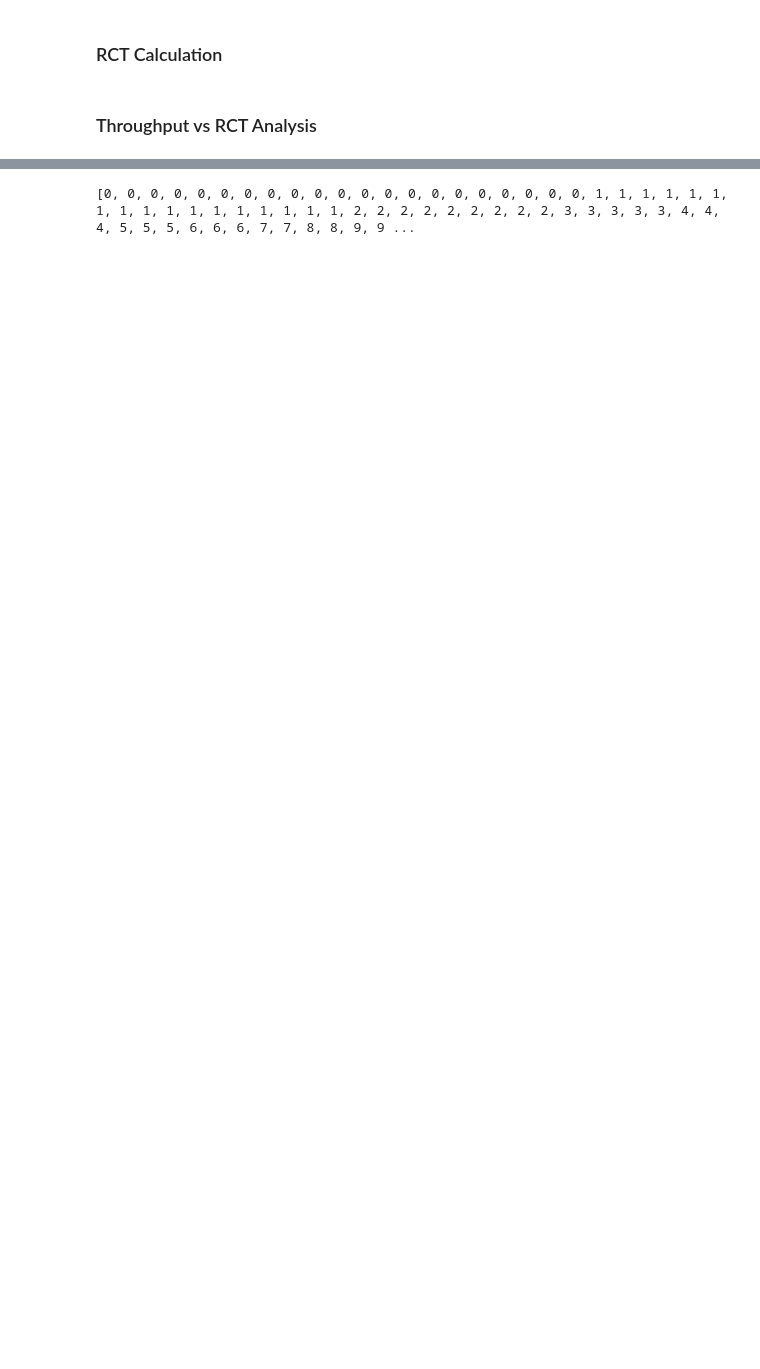
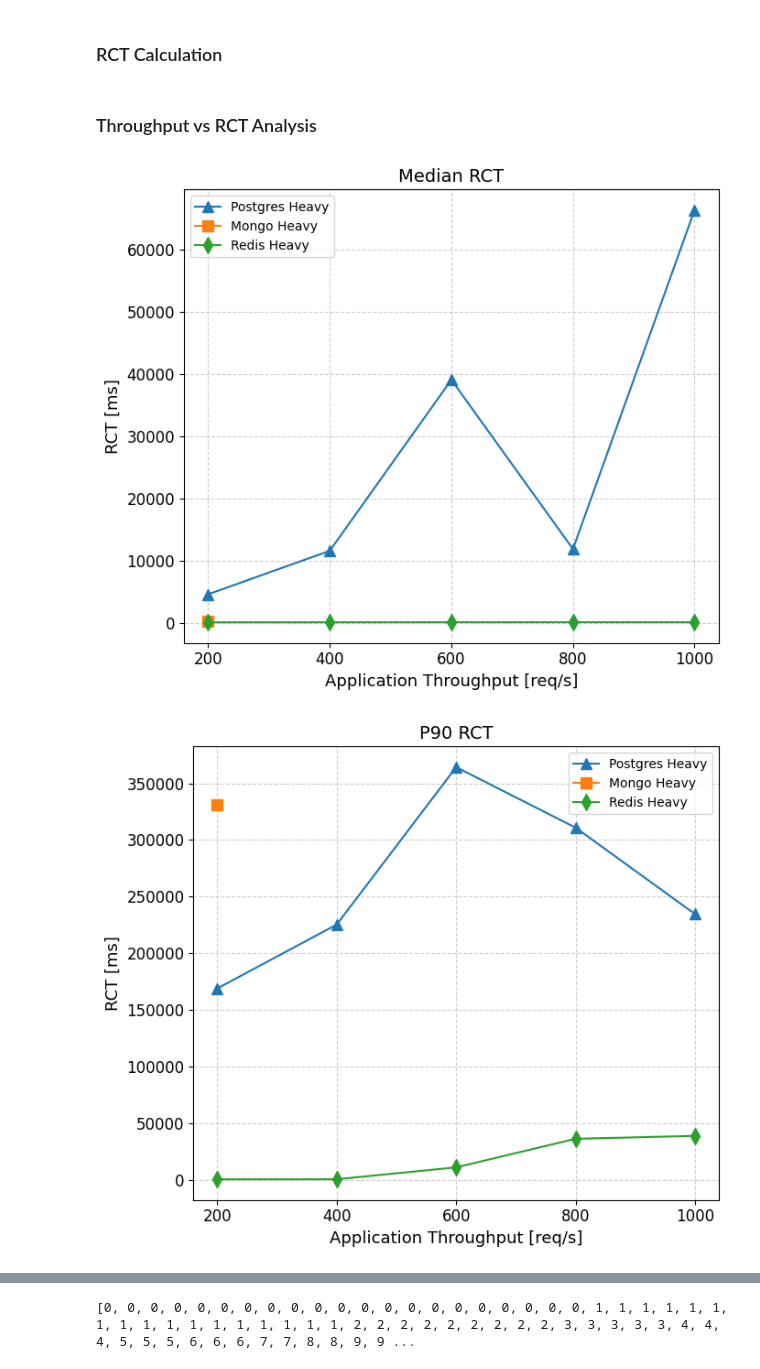
Before and after one commit to ritulS/MS_Benchmark, a Jupyter notebook: analysis.ipynb, the cells around one changed output, grey strips where cells are left out. Cells and saved outputs as stored; diff of their text form; code cells hidden in the pictures; blank space fills up the shorter version.

```diff
--- a/analysis.ipynb
+++ b/analysis.ipynb
@@ -39,3 +39,81 @@ with open(f"results/{exp_name}_rct.json", "w") as f:
     json.dump(rct_results, f)
 # %% [markdown]
 ### Throughput vs RCT Analysis
+# %%
+def read_rct_data(dir_name, exp_name):
+    '''
+    return: dict; key: exp_thr, value: list of rct results
+    '''
+    # eg: dir_name = 'pg_heavy_results', eg: file_name = 'pgh_thr100_rct.json'
+    rct_results = {}
+    for file in os.listdir(dir_name):
+        if file.endswith('.json'):
+            res = []
+            match = re.search(r'thr(\d+)_', file)
+            exp_thr = match.group(1)
+            with open(os.path.join(dir_name, file), 'r') as f:
+                res = json.load(f)
+            rct_results[exp_thr] = res
+    return (exp_name, rct_results)
+
+pg_rct_res = read_rct_data("./results/pg_heavy_results", "Postgres Heavy")
+mongo_rct_res = read_rct_data("./results/mongo_heavy_results", "Mongo Heavy")
+redis_rct_res = read_rct_data("./results/redis_heavy_results", "Redis Heavy")
+rct_vs_thr_exp_input = [pg_rct_res, mongo_rct_res, redis_rct_res]
+
+def gen_percentile_values(rct_vs_thr_exp_input):
+    exp_output = {} # key: exp (eg: pg_heavy), value: dict; key: median/p90/p99 value: {thr: rct value, ...}
+    for exp, dets in rct_vs_thr_exp_input:
+        exp_output[exp] = {}
+        for thr, rct_vals in dets.items():
+            # if exp not in exp_output:
+            #     exp_output[exp] = {}
+            exp_output[exp][thr] = {}
+            rct_median = np.median(rct_vals)
+            rct_p90 = np.percentile(rct_vals, 90)
+            rct_p99 = np.percentile(rct_vals, 99)
+            exp_output[exp][thr]['median'] = rct_median
+            exp_output[exp][thr]['p90'] = rct_p90
+            exp_output[exp][thr]['p99'] = rct_p99
+    return exp_output
+
+exp_output = gen_percentile_values(rct_vs_thr_exp_input)
+
+def plot_percentile_throughput(data, title_suffix="RCT"):
+    """
+    Plot separate graphs for Median, P90, and P99 RCT values, with different markers for each workload.
+
+    Parameters:
+    - data (dict): Nested dictionary where each outer key is a workload (e.g., 'Postgres Heavy')
+                   and the inner dictionary contains throughput values (keys) and metrics (values).
+    - title_suffix (str): Suffix for the titles of the plots.
+    """
+    percentiles = ['median', 'p90', 'p99']
+    markers = ['^', 's', 'd', '*']
+    workloads = list(data.keys())
+    marker_map = {workload: markers[i % len(markers)] for i, workload in enumerate(workloads)}
+
+    for percentile in percentiles:
+        plt.figure(figsize=(7, 6))
+
+        for workload, values in data.items():
+            x = sorted(values.keys(), key=lambda k: int(k))
+            y = [values[k][percentile] for k in x]
+            plt.plot(x, y, marker=marker_map[workload], markersize=9, label=workload)
+
+        # Add labels and title
+        plt.xlabel('Application Throughput [req/s]', fontsize=13)
+        plt.xticks(fontsize=12)
+        plt.ylabel('RCT [ms]', fontsize=13)
+        plt.yticks(fontsize=12)
+        plt.title(f'{percentile.capitalize()} {title_suffix}', fontsize=14)
+        plt.legend()
+        plt.grid(True, linestyle='--', alpha=0.6)
+        plt.tight_layout()
+        plt.show()
+
+
+plot_percentile_throughput(exp_output)
+# %% [output]
+[figure, added]
+[figure, added]
```
Also changed, not shown: parts of 7 cells of this notebook, 9 other files.
